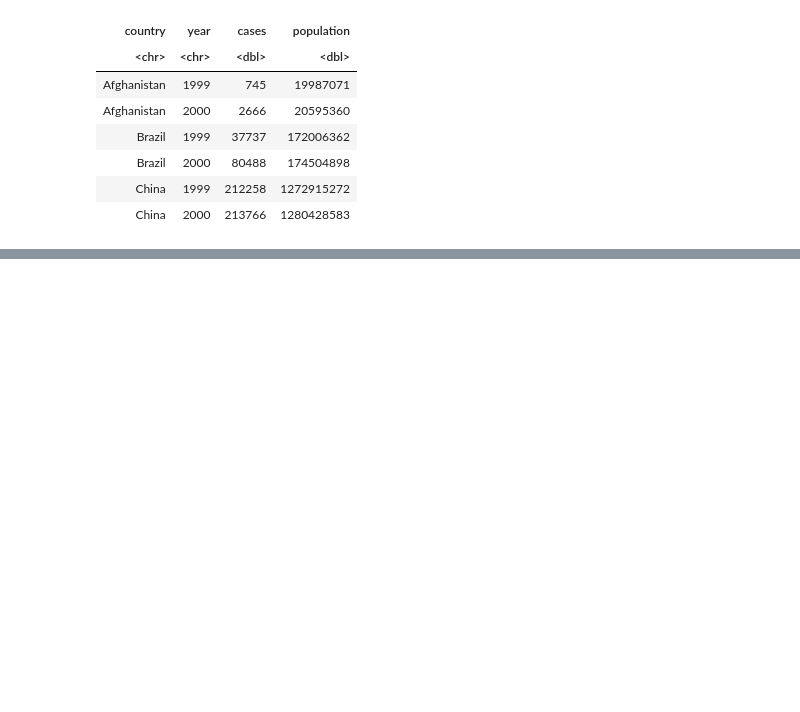
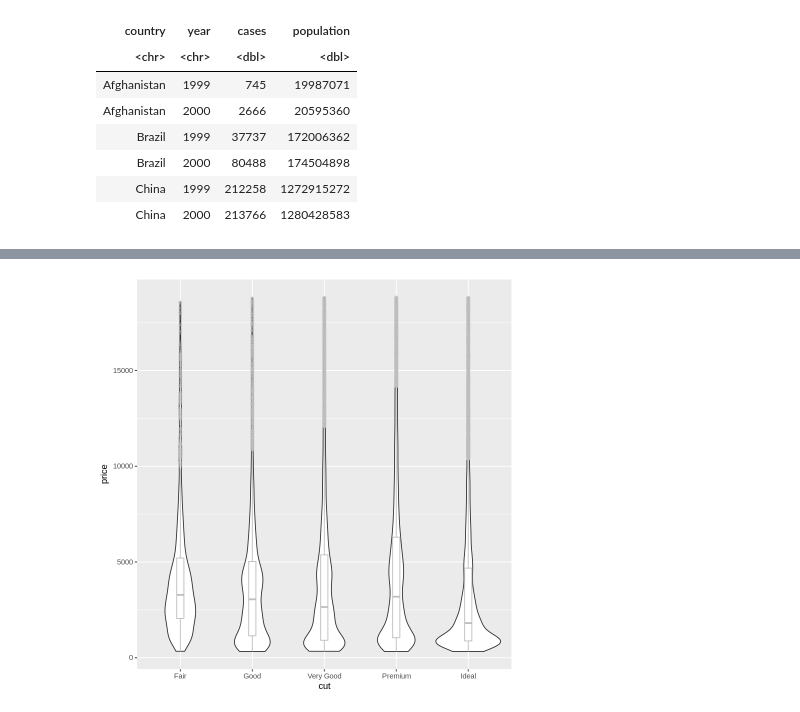
Before and after one commit to JunyoungB/SmartCityBigData, a Jupyter notebook: R4ds_2.ipynb, the cells around one changed output, grey strips where cells are left out. Saved outputs shown, nothing was run; the diff lists cells and outputs as text; code cells hidden in the pictures; blank space fills up the shorter version.

```diff
--- a/R4ds_2.ipynb
+++ b/R4ds_2.ipynb
@@ -153,0 +870,4 @@ A tibble: 6 × 4
+# %%
+diamonds %>% ggplot(aes(cut, price)) + geom_violin() + geom_boxplot(width=0.1, color="grey", alpha=0.2)
+# %% [output]
+[figure, added]
```
Also changed, not shown: parts of 69 cells of this notebook.
